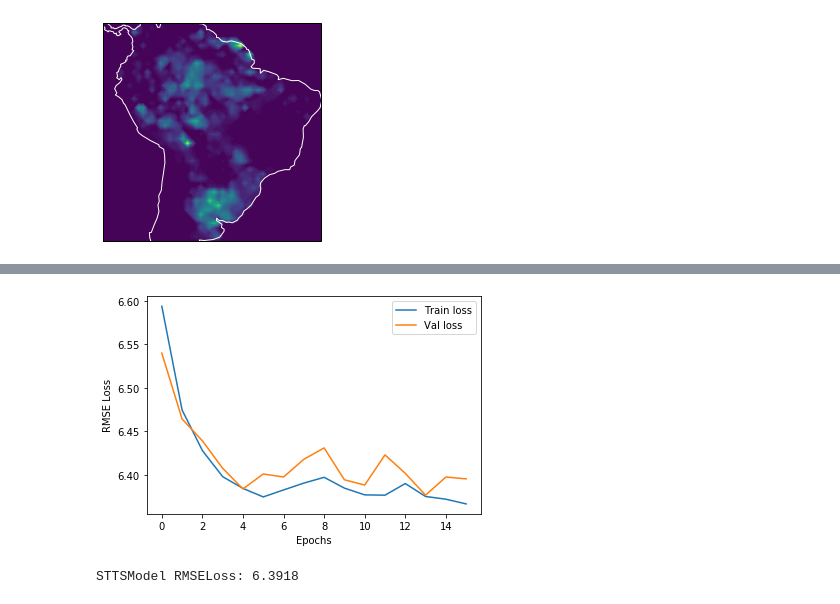
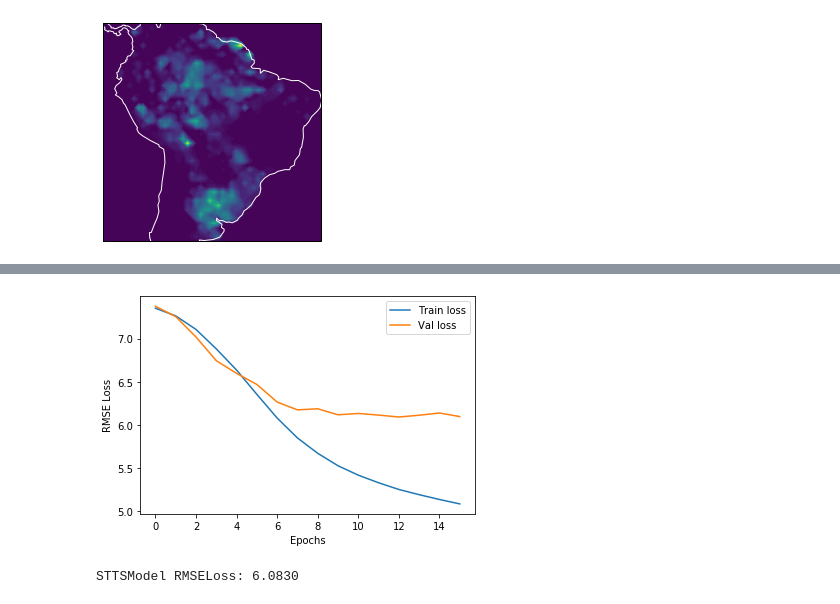
Before and after one commit to rcosta1997/ST-RFD, a Jupyter notebook: Notebooks/1-step/SpatioTemporalModel-SE.ipynb, the cells around one changed output, grey strips where cells are left out. Drawn from its saved outputs; the diff is of its cells as text; code cells hidden in the pictures.

```diff
--- a/Notebooks/SpatioTemporalModel-Mish-Adamod.ipynb
+++ b/Notebooks/1-step/SpatioTemporalModel-SE.ipynb
@@ -64,6 +90,7 @@ Y :  torch.Size([2792, 1, 50, 50])
 # %%
-params = {'batch_size': 30,
-          'num_workers': 4}
+params = {'batch_size': batch_size,
+          'num_workers': 4,
+          'worker_init_fn': init_seed}
 
 train_loader = DataLoader(dataset=train_data, shuffle=True, **params)
 val_loader = DataLoader(dataset=val_data, shuffle=False, **params)
@@ -159,15 +234,14 @@ class DecoderCNN(torch.nn.Module):
         return x
 # %%
 class STModel(torch.nn.Module):
-    def __init__(self, layer_size, kernel_size, out_channels, in_channels, input_width, input_height, recurrent_hidden,
-                mogrify_rounds):
+    def __init__(self, encoder_layer_size, decoder_layer_size, kernel_size, out_channels, in_channels, input_width, input_height, recurrent_hidden):
         super(STModel, self).__init__()
-        self.encoder = EncoderCNN(layer_size = layer_size, kernel_size = kernel_size,
+        self.encoder = EncoderCNN(layer_size = encoder_layer_size, kernel_size = kernel_size,
                                 initial_out_channels = out_channels,
                                 initial_in_channels = in_channels)
         encoder_weights = [layer.weight for layer in self.encoder.conv_layers][::-1]
         self.recurrent = torch.nn.LSTM(input_width*input_height, recurrent_hidden, batch_first=True);
-        self.decoder = DecoderCNN(layer_size = layer_size, kernel_size = kernel_size,
+        self.decoder = DecoderCNN(layer_size = decoder_layer_size, kernel_size = kernel_size,
                                 initial_out_channels = out_channels,
                                 initial_in_channels = in_channels, encoder_weights = encoder_weights)
 
@@ -178,10 +252,9 @@ class STModel(torch.nn.Module):
         x = self.encoder(x_input)
         #flatten
         x = x.view(batch, time, -1)
-        h_new, c_new = self.recurrent(x)
-        x = h_new[:, -1, :]
+        output,(h_last, c_last) = self.recurrent(x)
         #revert to original dimensions
-        x = x.contiguous().view(batch, channel, lat, lon)
+        x = h_last.contiguous().view(batch, channel, lat, lon)
         x = self.decoder(x)
         return x
 # %%
@@ -197,22 +306,25 @@ class RMSELoss(torch.nn.Module):
 # %%
-net = STModel(layer_size = 3, kernel_size = 5, out_channels = 64, in_channels = 1, input_width = 50, input_height = 50, recurrent_hidden = 2500, mogrify_rounds = 5).to(device)
-net
+model = STModel(encoder_layer_size = param['encoder_layer_size'], decoder_layer_size = param['decoder_layer_size']
+                ,kernel_size = param['kernel_size'], out_channels = param['filter_size'], in_channels = train_data.x.shape[1],
+                input_width = train_data.x.shape[3], input_height = train_data.x.shape[4],
+                recurrent_hidden = hidden_size).to(device)
 criterion = RMSELoss()
 #optimizer_params = {'lr': 0.001}
 #optimizer = torch.optim.Adam(net.parameters(), **optimizer_params)
 opt_params = {'lr': 0.001,
               'beta3': 0.999}
-optimizer = adamod.AdaMod(net.parameters(), **opt_params)
+optimizer = adamod.AdaMod(model.parameters(), **opt_params)
 # %%
 train_losses, val_losses = [], []
-evaluator = Evaluator(net, criterion, val_loader, device)
-for epoch in range(1,17):
-    train_loss = net.train()
+evaluator = Evaluator(model, criterion, val_loader, device)
+training_stopper = TrainingStop(3)
+for epoch in range(1,100):
+    train_loss = model.train()
     epoch_train_loss = 0.0
     for i, (x, y) in enumerate(train_loader):
         x,y = x.to(device), y.to(device)
         optimizer.zero_grad()
-        output = net(x)
+        output = model(x)
         loss = criterion(output, y)
         loss.backward()
         optimizer.step()
@@ -227,4 +339,6 @@ for epoch in range(1,17):
     print('Val Avg. Loss: %f' % (avg_loss))
     if (torch.cuda.is_available()):
                 torch.cuda.empty_cache()
+    if (training_stopper.check_stop_condition(avg_loss)):
+        break
 # %% [output]
@@ -248,17 +362,17 @@ Val Avg. Loss: 6.395203
 # %%
-epochs = np.arange(1,16)
+epochs = np.arange(1,len(val_losses))
 plt.plot(train_losses)
 plt.plot(val_losses)
 plt.legend(['Train loss', 'Val loss'], loc='upper right')
 plt.xlabel("Epochs")
 plt.ylabel("RMSE Loss")
 plt.show()
 # %% [output]
-[figure, old version]
+[figure, new version]
 # %%
-evaluator = Evaluator(net, criterion, test_loader, device)
+evaluator = Evaluator(model, criterion, test_loader, device)
 test_loss = evaluator.evaluate()
 loss_type = type(criterion).__name__
 print(f'STTSModel {loss_type}: {test_loss:.4f}')
 # %% [output]
-STTSModel RMSELoss: 6.3918
+STTSModel RMSELoss: 6.0830
```
Also changed, not shown: parts of 11 cells of this notebook, 39 other files.
